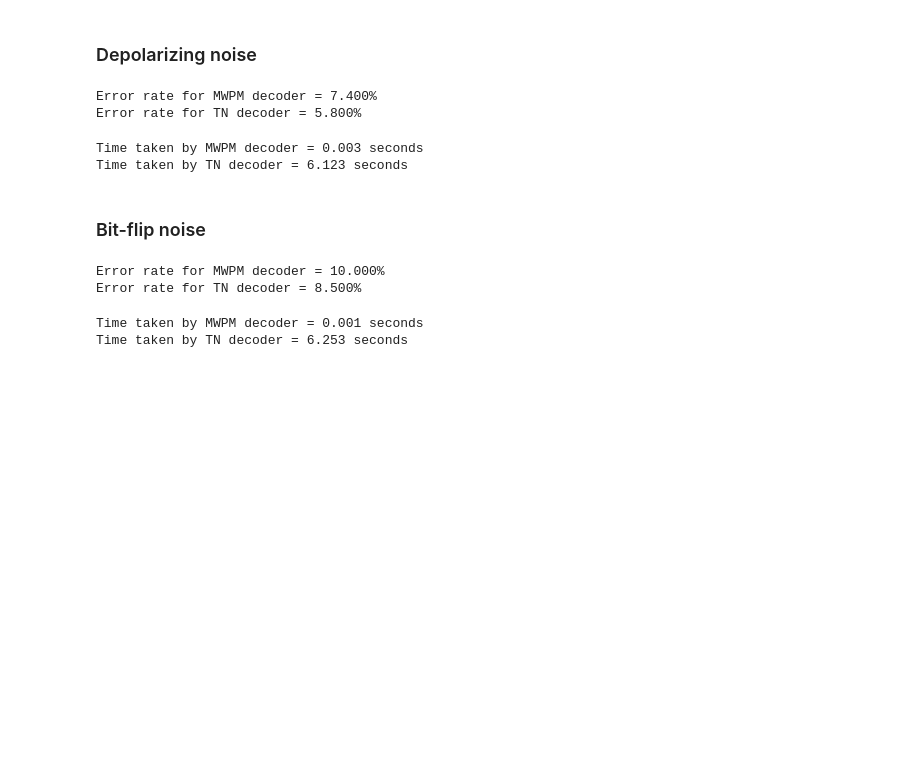
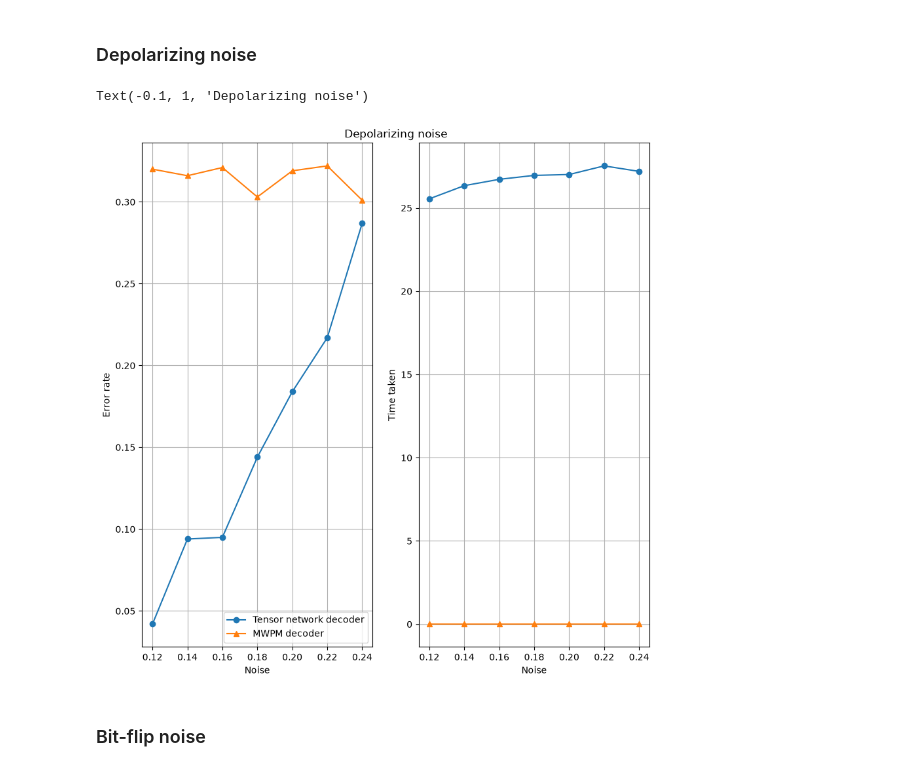
Before and after one commit to sou-27/Tensor-Network-Decoder, a Jupyter notebook: Run_scripts/run_decoder.ipynb, the cells around one changed output. Drawn from its saved outputs; the diff is of its cells as text; code cells hidden in the pictures; blank space fills up the shorter version.

Commit message:
Expanded some results in run_decoder

```diff
--- a/Run_scripts/run_decoder.ipynb
+++ b/Run_scripts/run_decoder.ipynb
@@ -96,25 +97,46 @@ nshots = 1000
 
 code = SurfaceCode(distance, noise_model, noise)
 # %%
-start_MWPM_time = time.perf_counter()
-MWPM_fails = MWPM_decoding(code, nshots)
-end_MWPM_time = time.perf_counter()
+MWPM_times = []
+TN_times = []
+MWPM_rates = []
+TN_rates = []
+for noise in noises:
+    start_MWPM_time = time.perf_counter()
+    MWPM_fails = MWPM_decoding(code, nshots)
+    end_MWPM_time = time.perf_counter()
 
-start_TN_time = time.perf_counter()
-TN_fails = run_shots(distance,noise_model,noise,chi,nshots)
-end_TN_time = time.perf_counter()
+    start_TN_time = time.perf_counter()
+    TN_fails = run_shots(distance,noise_model,noise,chi,nshots)
+    end_TN_time = time.perf_counter()
+
+    MWPM_times.append(end_MWPM_time - start_MWPM_time)
+    TN_times.append(end_TN_time - start_TN_time)
+    MWPM_rates.append(MWPM_fails/nshots)
+    TN_rates.append(TN_fails/nshots)
-# %%
-print(f"Error rate for MWPM decoder = {MWPM_fails/nshots*100:.3f}%")
-print(f"Error rate for TN decoder = {TN_fails/nshots*100:.3f}%")
-# %% [output]
-Error rate for MWPM decoder = 7.400%
-Error rate for TN decoder = 5.800%
-# %%
-print(f"Time taken by MWPM decoder = {end_MWPM_time - start_MWPM_time:.3f} seconds")
-print(f"Time taken by TN decoder = {end_TN_time - start_TN_time:.3f} seconds")
-# %% [output]
-Time taken by MWPM decoder = 0.003 seconds
-Time taken by TN decoder = 6.123 seconds
+# %%
+fig, axes = plt.subplots(1,2, figsize = (10,10))
+
+axes[0].plot(noises,TN_rates, marker = 'o', label = 'Tensor network decoder')
+axes[0].plot(noises,MWPM_rates, marker = '^', label = 'MWPM decoder')
+
+axes[1].plot(noises, TN_times, marker= 'o')
+axes[1].plot(noises, MWPM_times, marker = '^')
+
+axes[0].set_xlabel('Noise')
+axes[1].set_xlabel('Noise')
+axes[0].set_ylabel('Error rate')
+axes[1].set_ylabel('Time taken')
+
+axes[0].legend()
+
+axes[0].grid(True)
+axes[1].grid(True)
+
+plt.title("Depolarizing noise", x=-.1,y=1)
+# %% [output]
+Text(-0.1, 1, 'Depolarizing noise')
+[figure, added]
 # %% [markdown]
 ### Bit-flip noise
 # %%
@@ -135,12 +166,0 @@ end_TN_time = time.perf_counter()
-# %%
-print(f"Error rate for MWPM decoder = {MWPM_fails/nshots*100:.3f}%")
-print(f"Error rate for TN decoder = {TN_fails/nshots*100:.3f}%")
-# %% [output]
-Error rate for MWPM decoder = 10.000%
-Error rate for TN decoder = 8.500%
-# %%
-print(f"Time taken by MWPM decoder = {end_MWPM_time - start_MWPM_time:.3f} seconds")
-print(f"Time taken by TN decoder = {end_TN_time - start_TN_time:.3f} seconds")
-# %% [output]
-Time taken by MWPM decoder = 0.001 seconds
-Time taken by TN decoder = 6.253 seconds
```
Also changed, not shown: parts of 8 cells of this notebook.
